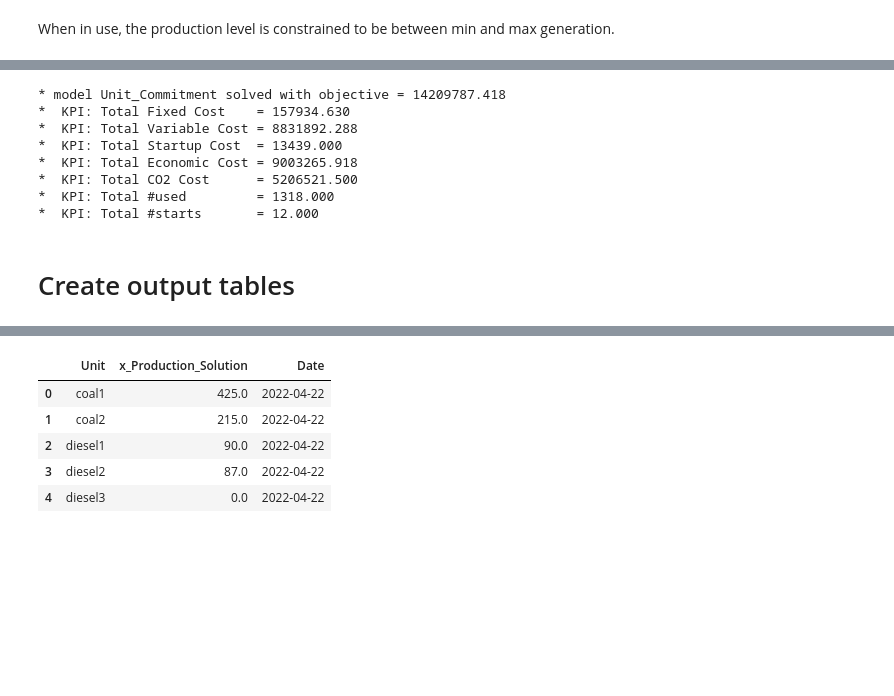
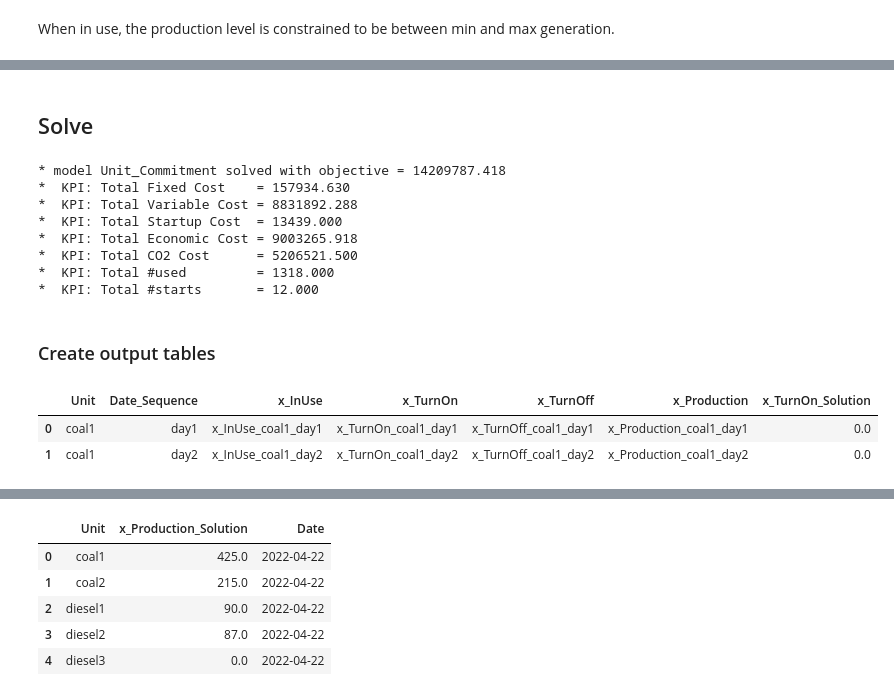
Before and after one commit to mgorjis/Unit_commitment_CPLEX, a Jupyter notebook: 2 Optimization Modeling.ipynb, the cells around one changed output, grey strips where cells are left out. Drawn from its saved outputs; the diff is of its cells as text; code cells hidden in the pictures; blank space fills up the shorter version.

```diff
--- a/2 Optimization Modeling.ipynb
+++ b/2 Optimization Modeling.ipynb
@@ -485 +465,3 @@ def extract_solution(df, extract_dvar_names=None, drop_column_names=None, drop:b
+# %% [markdown]
+## Solve
 # %%
@@ -494,9 +479,15 @@ mdl.report()
 *  KPI: Total #used         = 1318.000
 *  KPI: Total #starts       = 12.000
 # %% [markdown]
-# Create output tables
+### Create output tables
 # %%
 outputs = {}
+# %%
+Unit_Date.head(2)
+# %% [output]
+|  | Unit | Date_Sequence | x_InUse | x_TurnOn | x_TurnOff | x_Production | x_TurnOn_Solution |
+| 0 | coal1 | day1 | x_InUse_coal1_day1 | x_TurnOn_coal1_day1 | x_TurnOff_coal1_day1 | x_Production_coal1_day1 | 0.0 |
+| 1 | coal1 | day2 | x_InUse_coal1_day2 | x_TurnOn_coal1_day2 | x_TurnOff_coal1_day2 | x_Production_coal1_day2 | 0.0 |
 # %%
 plan = extract_solution(Unit_Date,extract_dvar_names= ['x_TurnOn','x_TurnOff','x_Production','x_InUse'] , drop=True)
 plan.round(2).head()
```
Also changed, not shown: parts of 48 cells of this notebook.
